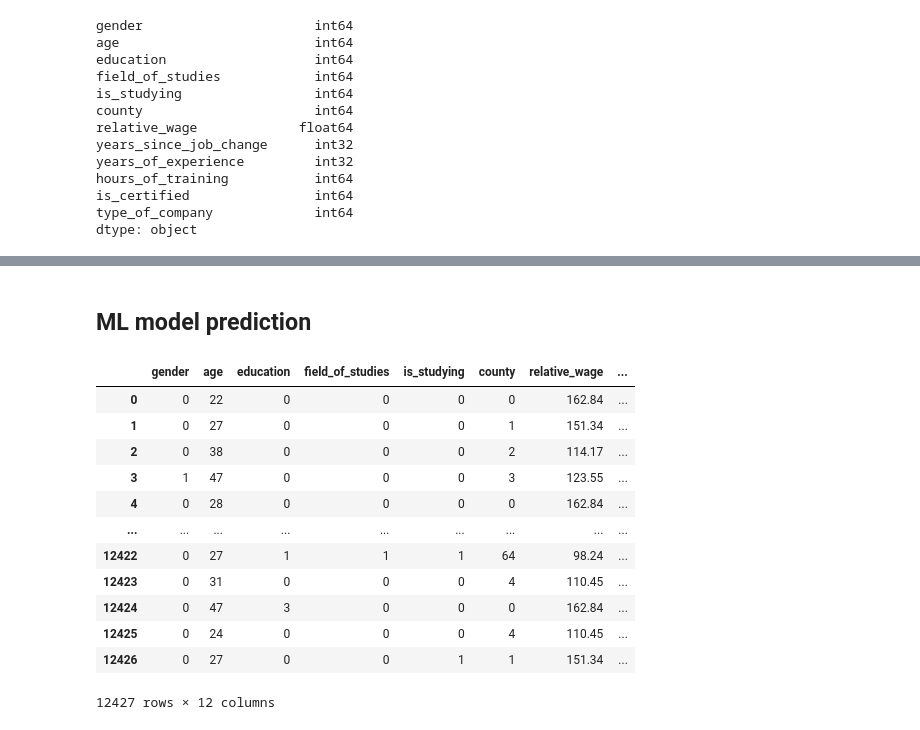
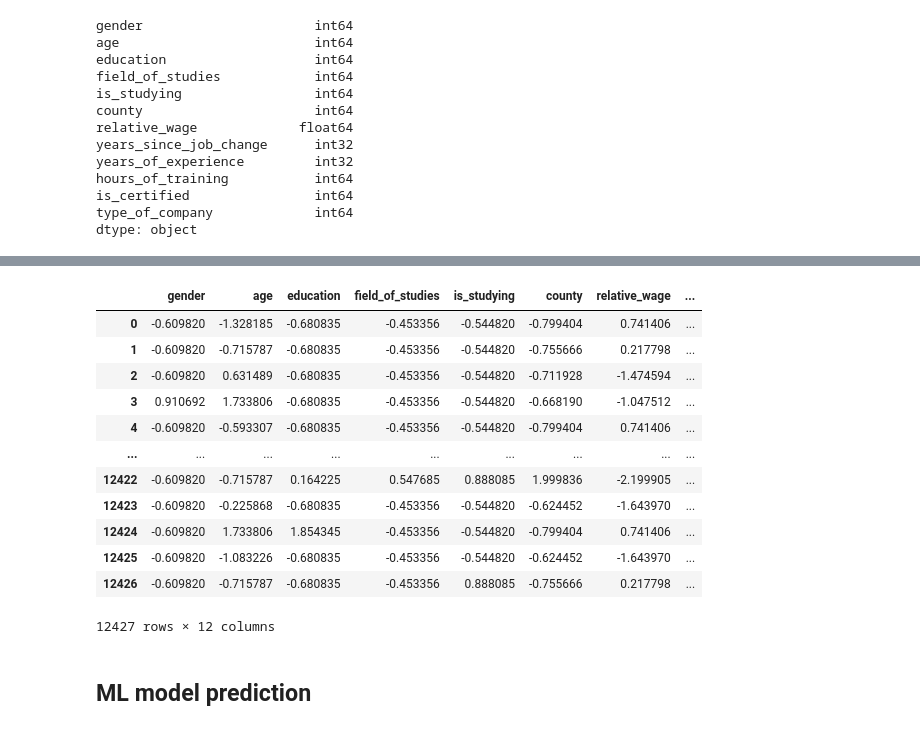
Before and after one commit to kora11e/Regression-and-Classification-ML-models, a Jupyter notebook: classification_model.ipynb, the cells around one changed output, grey strips where cells are left out. Drawn from its saved outputs; the diff is of its cells as text; code cells hidden in the pictures.

```diff
--- a/classification_model.ipynb
+++ b/classification_model.ipynb
@@ -276,6 +315,0 @@ dtype: float64
-# %%
-#ridge
-from sklearn.linear_model import Ridge
-clf = Ridge(alpha=1.0)
-clf.fit(X, y_true)
-clf.score(y_true,)
@@ -322,0 +386,20 @@ job_change_test = job_change_test.drop(['id', 'size_of_company', 'hours_of_train
+# %%
+# Removing outliers
+from sklearn.preprocessing import PowerTransformer
+def remove_skewness(x):
+    value = x.skew().values
+    for skew in value:
+        if skew > 4.0:
+            #skewness removal
+            pt=PowerTransformer(method='yeo-johnson')
+            X_power=pt.fit_transform(x)
+            df1=pd.DataFrame(X_power,columns=X.columns)
+            print("Skewness is Detected and will be Removed:")
+            return df1
+        else:
+            print("Skewness not Detected:")
+            return x
+
+X_train = remove_skewness(X_train)
+X_test = remove_skewness(X_test)
+X_train.head()
@@ -322,0 +419,3 @@ job_change_test = job_change_test.drop(['id', 'size_of_company', 'hours_of_train
+# %%
+X_train = stats.zscore(X_train)
+X_test = stats.zscore(X_test)
@@ -323,18 +438,18 @@ job_change_test = job_change_test.drop(['id', 'size_of_company', 'hours_of_train
+# %%
+X_train
+# %% [output]
+|  | gender | age | education | field_of_studies | is_studying | county | relative_wage | ... |
+| 0 | -0.609820 | -1.328185 | -0.680835 | -0.453356 | -0.544820 | -0.799404 | 0.741406 | ... |
+| 1 | -0.609820 | -0.715787 | -0.680835 | -0.453356 | -0.544820 | -0.755666 | 0.217798 | ... |
+| 2 | -0.609820 | 0.631489 | -0.680835 | -0.453356 | -0.544820 | -0.711928 | -1.474594 | ... |
+| 3 | 0.910692 | 1.733806 | -0.680835 | -0.453356 | -0.544820 | -0.668190 | -1.047512 | ... |
+| 4 | -0.609820 | -0.593307 | -0.680835 | -0.453356 | -0.544820 | -0.799404 | 0.741406 | ... |
+| ... | ... | ... | ... | ... | ... | ... | ... | ... |
+| 12422 | -0.609820 | -0.715787 | 0.164225 | 0.547685 | 0.888085 | 1.999836 | -2.199905 | ... |
+| 12423 | -0.609820 | -0.225868 | -0.680835 | -0.453356 | -0.544820 | -0.624452 | -1.643970 | ... |
+| 12424 | -0.609820 | 1.733806 | 1.854345 | -0.453356 | -0.544820 | -0.799404 | 0.741406 | ... |
+| 12425 | -0.609820 | -1.083226 | -0.680835 | -0.453356 | -0.544820 | -0.624452 | -1.643970 | ... |
+| 12426 | -0.609820 | -0.715787 | -0.680835 | -0.453356 | 0.888085 | -0.755666 | 0.217798 | ... |
+12427 rows × 12 columns
 # %% [markdown]
 <h2>ML model prediction</h2>
-# %%
-X
-# %% [output]
-|  | gender | age | education | field_of_studies | is_studying | county | relative_wage | ... |
-| 0 | 0 | 22 | 0 | 0 | 0 | 0 | 162.84 | ... |
-| 1 | 0 | 27 | 0 | 0 | 0 | 1 | 151.34 | ... |
-| 2 | 0 | 38 | 0 | 0 | 0 | 2 | 114.17 | ... |
-| 3 | 1 | 47 | 0 | 0 | 0 | 3 | 123.55 | ... |
-| 4 | 0 | 28 | 0 | 0 | 0 | 0 | 162.84 | ... |
-| ... | ... | ... | ... | ... | ... | ... | ... | ... |
-| 12422 | 0 | 27 | 1 | 1 | 1 | 64 | 98.24 | ... |
-| 12423 | 0 | 31 | 0 | 0 | 0 | 4 | 110.45 | ... |
-| 12424 | 0 | 47 | 3 | 0 | 0 | 0 | 162.84 | ... |
-| 12425 | 0 | 24 | 0 | 0 | 0 | 4 | 110.45 | ... |
-| 12426 | 0 | 27 | 0 | 0 | 1 | 1 | 151.34 | ... |
-12427 rows × 12 columns
```
Also changed, not shown: parts of 75 cells of this notebook, 4 other files.
